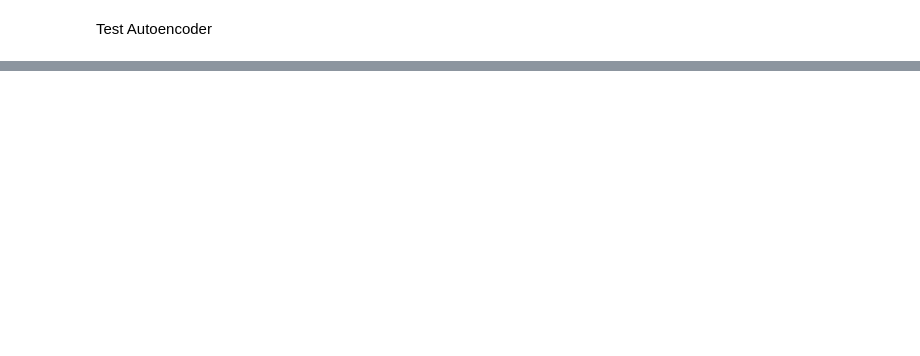
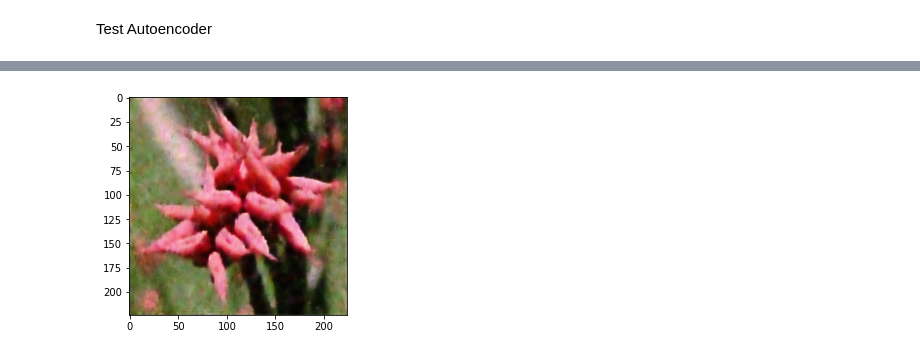
Before and after one commit to fescobar96/Image-Noise-Removal, a Jupyter notebook: Image_Noise_Removal.ipynb, the cells around one changed output, grey strips where cells are left out. Cells and saved outputs as stored; diff of their text form; code cells hidden in the pictures; blank space fills up the shorter version.

```diff
--- a/Image_Noise_Removal.ipynb
+++ b/Image_Noise_Removal.ipynb
@@ -147,0 +267,4 @@ plt.show()
+# %%
+autoencoder.compile(optimizer='adam', loss='binary_crossentropy')
+# %%
+history = autoencoder.fit(noisy_train, clean_train, epochs=50, validation_data=(noisy_test, clean_test))
@@ -147,0 +305,2 @@ plt.show()
+# %%
+results = autoencoder.predict(noisy_test)
@@ -147,0 +314,5 @@ plt.show()
+# %%
+plt.imshow(results[image])
+plt.show()
+# %% [output]
+[figure, added]
```
Also changed, not shown: parts of 89 cells of this notebook.
